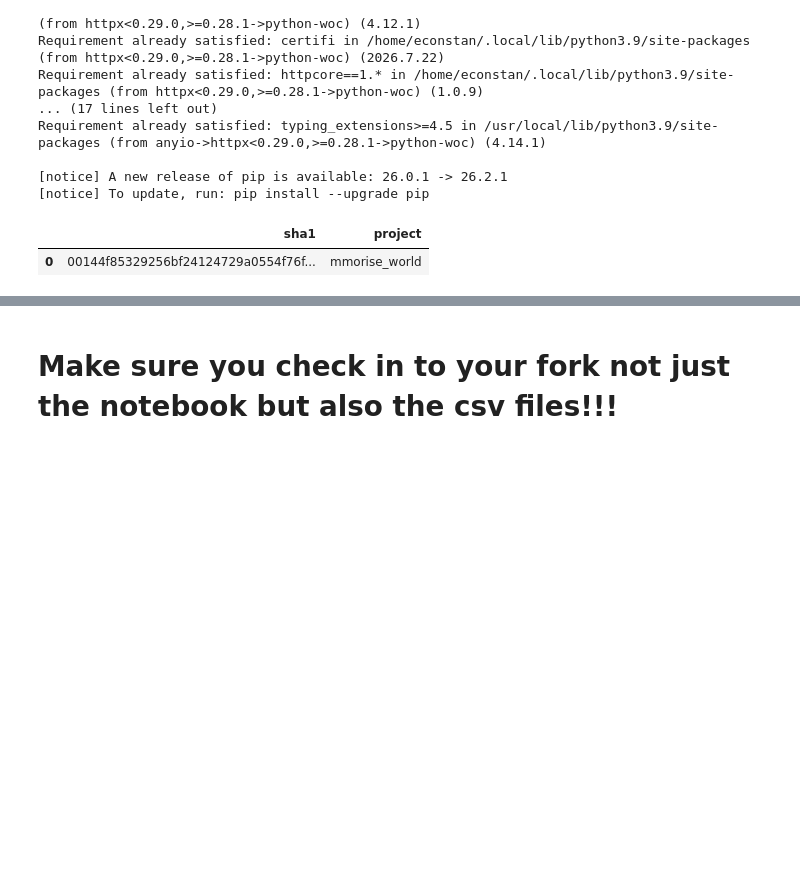
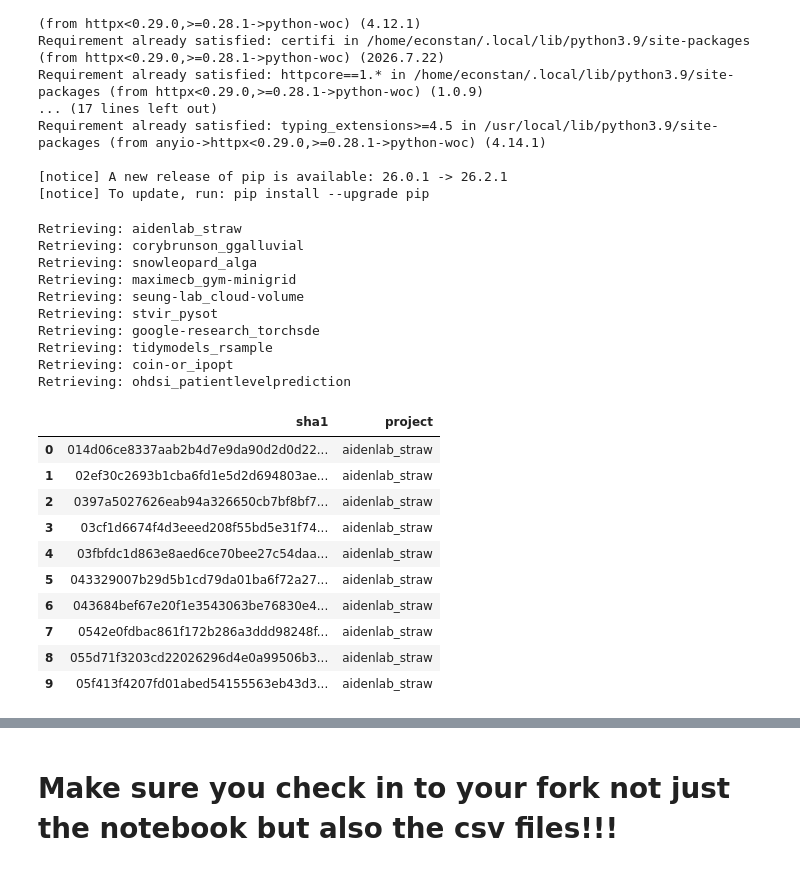
Before and after one commit to emconstantin/MiniProject2, a Jupyter notebook: econstan.ipynb, the cells around one changed output, grey strips where cells are left out. Saved outputs shown, nothing was run; the diff lists cells and outputs as text; code cells hidden in the pictures; blank space fills up the shorter version.

```diff
--- a/econstan.ipynb
+++ b/econstan.ipynb
@@ -22,29 +22,62 @@ Requirement already satisfied: typing_extensions>=4.5 in /usr/local/lib/python3.
 # %%
 from woc.remote import WocMapsRemote
 from tqdm import tqdm
 import pandas as pd
 # creates the client
 woc = WocMapsRemote( base_url="https://worldofcode.org/api/")
 # if you got an API key
 # woc = WocMapsRemote( base_url="https://worldofcode.org/api/", api_key="woc-XXXXXX-YYYYYY" )
 
 # Now for each of the ten projects you were assigned get commits, e.g.
-projects = ['mmorise/World']
+# projects = ['mmorise/World']
+projects = [
+    "aidenlab/straw",
+    "corybrunson/ggalluvial",
+    "snowleopard/alga",
+    "maximecb/gym-minigrid",
+    "seung-lab/cloud-volume",
+    "STVIR/pysot",
+    "google-research/torchsde",
+    "tidymodels/rsample",
+    "coin-or/Ipopt",
+    "OHDSI/PatientLevelPrediction",
+]
 list_df_commits = []
+index = 0
 for prj in projects:
   # Convert GitHub repository names to WoC V2412 project names
   prj = prj.lower().replace('/','_',2)
+  # print(f"Retrieving: {prj}", flush=True)
   commits = woc.get_values('p2c', prj)
   df = pd.DataFrame(commits, columns=["sha1"])
   df['project'] = prj
   list_df_commits.append(df)
-df = pd.concat(list_df_commits)
+df = pd.concat(list_df_commits, ignore_index=True)
 #perhaps save the list (if no errors) so you do not need to retrieve them again
 df.to_csv('df_commits.csv')
-df.head(1)
+df.head(10)
 # %% [output]
+Retrieving: aidenlab_straw
+Retrieving: corybrunson_ggalluvial
+Retrieving: snowleopard_alga
+Retrieving: maximecb_gym-minigrid
+Retrieving: seung-lab_cloud-volume
+Retrieving: stvir_pysot
+Retrieving: google-research_torchsde
+Retrieving: tidymodels_rsample
+Retrieving: coin-or_ipopt
+Retrieving: ohdsi_patientlevelprediction
 |  | sha1 | project |
-| 0 | 00144f85329256bf24124729a0554f76f... | mmorise_world |
+| 0 | 014d06ce8337aab2b4d7e9da90d2d0d22... | aidenlab_straw |
+| 1 | 02ef30c2693b1cba6fd1e5d2d694803ae... | aidenlab_straw |
+| 2 | 0397a5027626eab94a326650cb7bf8bf7... | aidenlab_straw |
+| 3 | 03cf1d6674f4d3eeed208f55bd5e31f74... | aidenlab_straw |
+| 4 | 03fbfdc1d863e8aed6ce70bee27c54daa... | aidenlab_straw |
+| 5 | 043329007b29d5b1cd79da01ba6f72a27... | aidenlab_straw |
+| 6 | 043684bef67e20f1e3543063be76830e4... | aidenlab_straw |
+| 7 | 0542e0fdbac861f172b286a3ddd98248f... | aidenlab_straw |
+| 8 | 055d71f3203cd22026296d4e0a99506b3... | aidenlab_straw |
+| 9 | 05f413f4207fd01abed54155563eb43d3... | aidenlab_straw |
 # %%
 # If the number of commits its not very large, you can try to get them all at the same time,
 # The max batch size is 10
```
Also changed, not shown: parts of 4 cells of this notebook, 3 other files.
